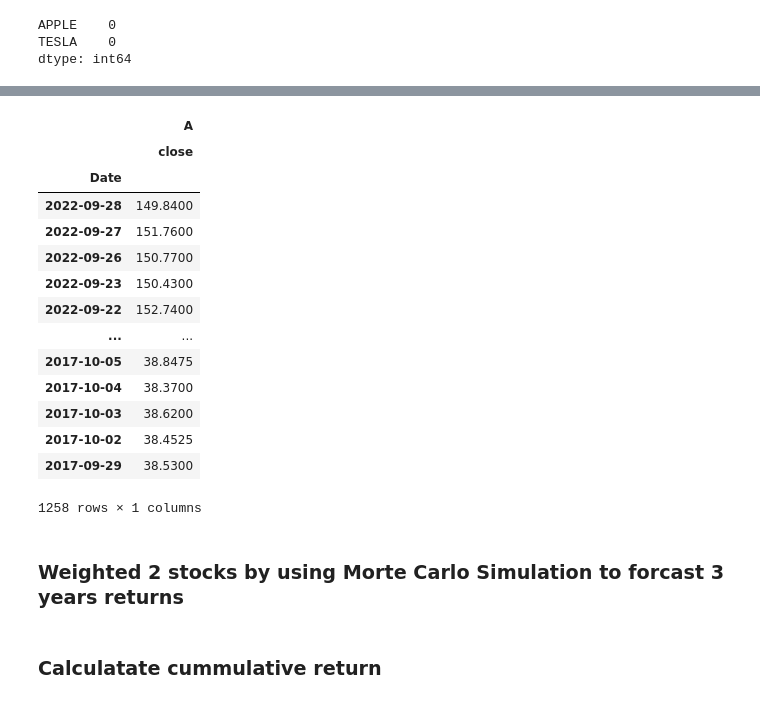
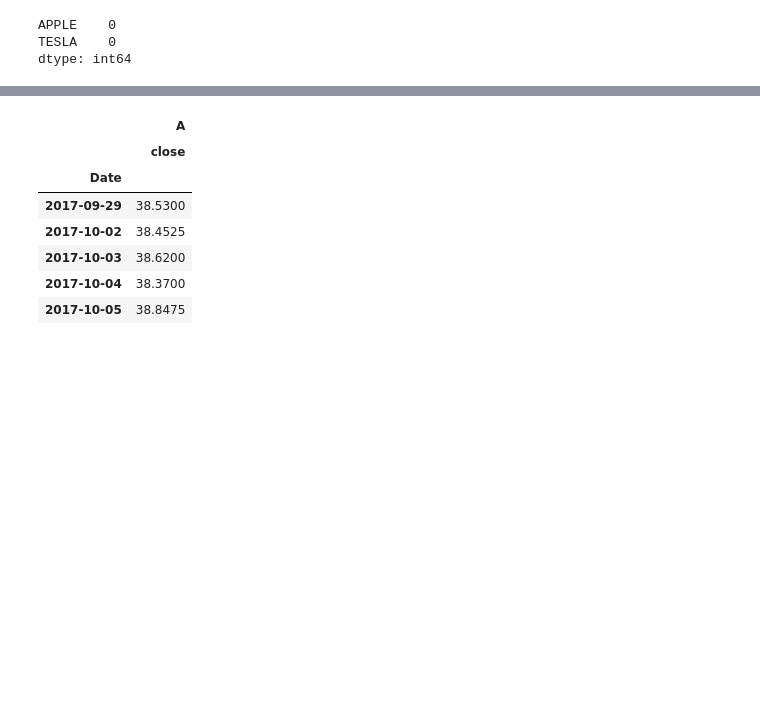
Before and after one commit to akane2518/Crypto-Tickers-Project-1, a Jupyter notebook: Crypto-Tickers-Project-C.ipynb, the cells around one changed output, grey strips where cells are left out. Cells and saved outputs as stored; diff of their text form; code cells hidden in the pictures; blank space fills up the shorter version.

```diff
--- a/Crypto-Tickers-Project-C.ipynb
+++ b/Crypto-Tickers-Project-C.ipynb
@@ -410,6 +395,7 @@ display(appl_df.tail())
 # %%
 # Drop Volume, Open, High and Low, leave Closed price only
 appl_df = appl_df.drop(columns=['Volume', 'Open', 'High', 'Low'])
+appl_df = appl_df.sort_index()
 appl_df.head()
 # %% [output]
 |  | Close/Last |
@@ -569,26 +539,17 @@ appl_df
 # %%
+# Rename closed price for APPLE
 appl_df.rename(columns={'APPLE' : 'close'}, inplace=True)
-
 appl_df= pd.concat([appl_df], axis=1, keys='APPLE')
-appl_df
+appl_df.head()
 # %% [output]
 |  | A |
 |  | close |
 | Date |  |
-| 2022-09-28 | 149.8400 |
-| 2022-09-27 | 151.7600 |
-| 2022-09-26 | 150.7700 |
-| 2022-09-23 | 150.4300 |
-| 2022-09-22 | 152.7400 |
-| ... | ... |
+| 2017-09-29 | 38.5300 |
+| 2017-10-02 | 38.4525 |
+| 2017-10-03 | 38.6200 |
+| 2017-10-04 | 38.3700 |
 | 2017-10-05 | 38.8475 |
-| 2017-10-04 | 38.3700 |
-| 2017-10-03 | 38.6200 |
-| 2017-10-02 | 38.4525 |
-| 2017-09-29 | 38.5300 |
-1258 rows × 1 columns
-# %% [markdown]
-### Weighted 2 stocks by using Morte Carlo Simulation to forcast 3 years returns
 # %%
 # Set number of simulations
 num_sims = 500
@@ -601,4 +562,2 @@ MC_APPLE = MCSimulation(
 )
-# %% [markdown]
-### Calculatate cummulative return
 # %%
```
Also changed, not shown: parts of 82 cells of this notebook.
